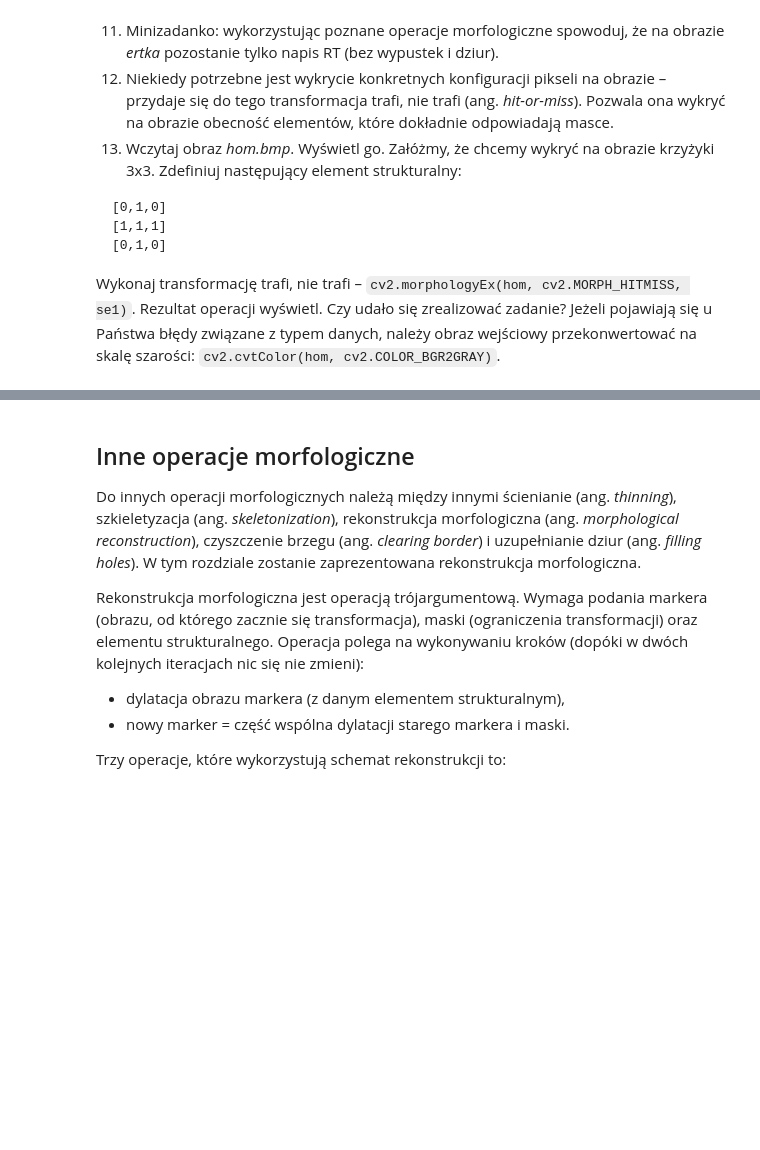
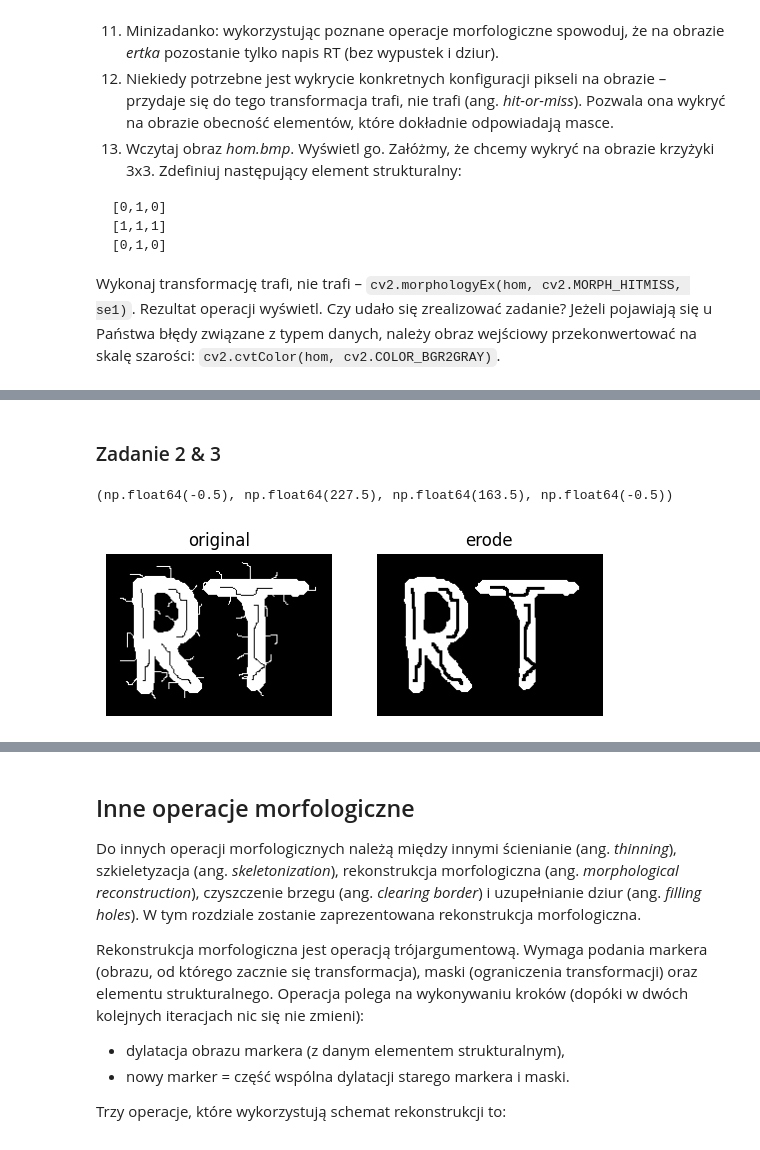
Before and after one commit to arturgesiarz/DigitalImageProcessing-Course, a Jupyter notebook: lab07/11_morphology.ipynb, the cells around one changed output, grey strips where cells are left out. Cells and saved outputs as stored; diff of their text form; code cells hidden in the pictures; blank space fills up the shorter version.

```diff
--- a/lab07/11_morphology.ipynb
+++ b/lab07/11_morphology.ipynb
@@ -121,0 +104,18 @@ rice.png            100%[===================>]  65.31K   254KB/s    in 0.3s
+# %% [markdown]
+### Zadanie 2 & 3
+# %%
+img_ertka = cv2.imread("ertka.bmp", cv2.IMREAD_GRAYSCALE)
+
+plt.subplot(1, 2, 1)
+plt.imshow(img_ertka, "gray")
+plt.title("original")
+plt.axis("off")
+
+img = cv2.erode(img_ertka, np.ones((3, 3)))
+plt.subplot(1, 2, 2)
+plt.imshow(img, "gray")
+plt.title("erode")
+plt.axis("off")
+# %% [output]
+(np.float64(-0.5), np.float64(227.5), np.float64(163.5), np.float64(-0.5))
+[figure, added]
```
Also changed, not shown: parts of 25 cells of this notebook, 2 other files.
